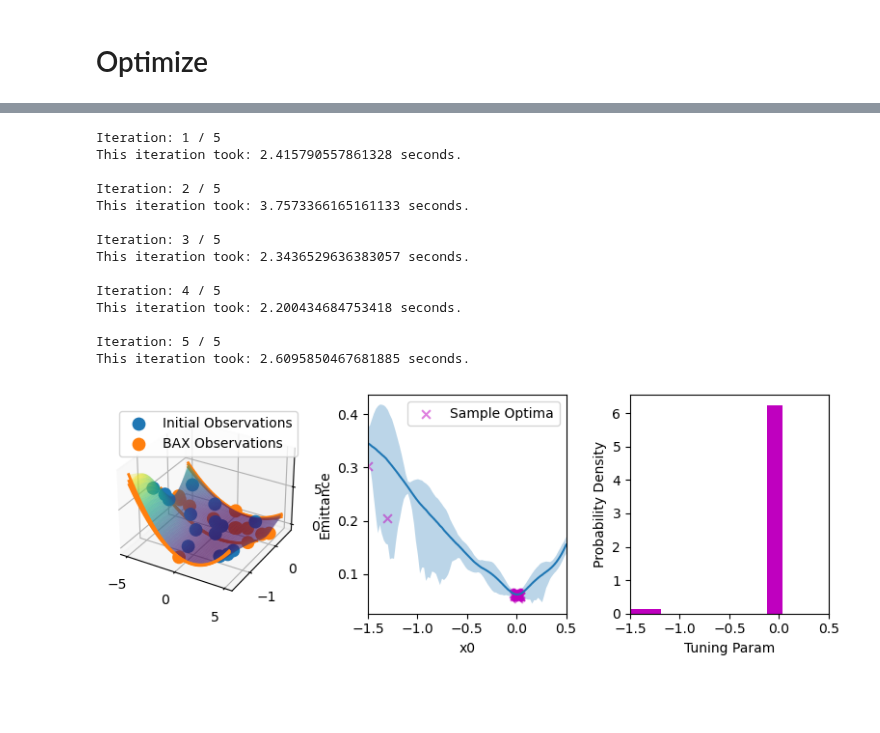
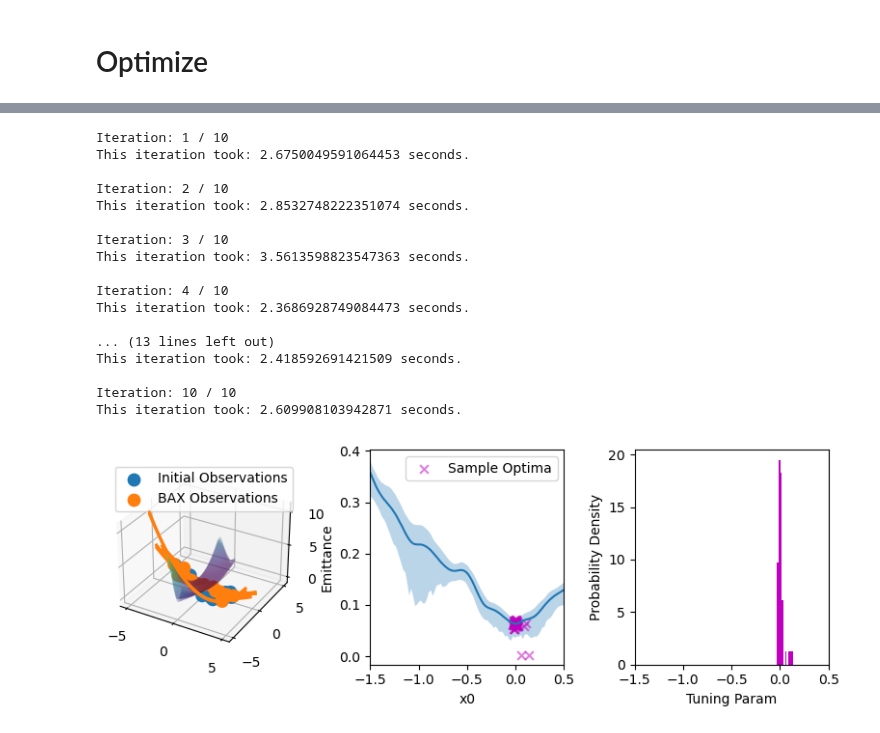
Before and after one commit to roussel-ryan/emitopt, a Jupyter notebook: examples/bax-emittance-xy-minimization-toy-model-2d-PAPERFIG.ipynb, the cells around one changed output, grey strips where cells are left out. Saved outputs shown, nothing was run; the diff lists cells and outputs as text; code cells hidden in the pictures; blank space fills up the shorter version.

```diff
--- a/examples/bax-emittance-xy-minimization-toy-model-2d-PAPERFIG.ipynb
+++ b/examples/bax-emittance-xy-minimization-toy-model-2d-PAPERFIG.ipynb
@@ -48,10 +48,10 @@ ndim = 2 #number of input dimensions
 noise = False #whether to add noise to the ground-truth beam size function outputs
 thick_quad = False
 meas_dim = 1 #input dimension for measurement parameter
-n_obs_init = 15 #number of random initial observations for GP model
+n_obs_init = 20 #number of random initial observations for GP model
 n_samples = 10 #number of posterior samples for BAX
-n_iter = 5 #number of optimization steps for Xopt to take (after acquiring random initial data)
-rand_seed = 7
+n_iter = 10 #number of optimization steps for Xopt to take (after acquiring random initial data)
+rand_seed = 99
 
 #random seeds for reproducibility
 torch.manual_seed(rand_seed)
@@ -99,8 +99,8 @@ def measure_beamsize(input_dict):
     rms_beamsizes0 = np.array(sim.beam_size_meas(input_dict[meas_param]))
     detuning_scale = 1. + x_tuning.abs().sum().cpu()
     xrms, yrms = detuning_scale * rms_beamsizes0
-    return {'xrms_sq': float(xrms)**2.*scale,
-            'yrms_sq': float(yrms)**2.*scale} # mean-square beam sizes in mm squared
+    return {'xrms_sq': float(xrms)**2.*(1+0.1*np.random.randn())*scale,
+            'yrms_sq': float(yrms)**2.*(1+0.1*np.random.randn())*scale} # mean-square beam sizes in mm squared
 
 from emitopt.beam_dynamics import get_quad_scale_factor
 scale_factor = get_quad_scale_factor(E=.08, q_len=q_len)
@@ -124,7 +124,7 @@ Ground truth minimum emit: tensor(0.0609)
 # Construct vocs
 # %%
 variables = {var_name: [-1.5,0.5] for var_name in var_names}
-variables[meas_param] = [-5,5] #overwrite bounds for measurement parameter to capture minimum of single-quadrupole optical model
+variables[meas_param] = [-3,3] #overwrite bounds for measurement parameter to capture minimum of single-quadrupole optical model
 
 #construct vocs
 vocs = VOCS(
@@ -601,20 +753,23 @@ for i in range(1, n_iter+1):
 #         plt.show()
 #         print('sample validity rate:', svr)
 # %% [output]
-Iteration: 1 / 5
-This iteration took: 2.415790557861328 seconds.
+Iteration: 1 / 10
+This iteration took: 2.6750049591064453 seconds.
 
-Iteration: 2 / 5
-This iteration took: 3.7573366165161133 seconds.
+Iteration: 2 / 10
+This iteration took: 2.8532748222351074 seconds.
 
-Iteration: 3 / 5
-This iteration took: 2.3436529636383057 seconds.
+Iteration: 3 / 10
+This iteration took: 3.5613598823547363 seconds.
 
-Iteration: 4 / 5
-This iteration took: 2.200434684753418 seconds.
+Iteration: 4 / 10
+This iteration took: 2.3686928749084473 seconds.
 
-Iteration: 5 / 5
-This iteration took: 2.6095850467681885 seconds.
+... (13 lines left out)
+This iteration took: 2.418592691421509 seconds.
+
+Iteration: 10 / 10
+This iteration took: 2.609908103942871 seconds.
 # %%
 tkwargs = None
 tkwargs = tkwargs if tkwargs else {"dtype": torch.double, "device": "cpu"}
@@ -639,7 +794,7 @@ for s in range(3):
     results_dict = algo.get_execution_paths(bax_model, torch.tensor(vocs.bounds))[-1]
     Z = results_dict['sample_funcs_list'][0](XY)[s].reshape(X.shape).detach()
     cmap='viridis'
-    surf = ax.plot_surface(Y, X, Z, cmap=cmap,
+    surf = ax.plot_surface(X, Y, Z, cmap=cmap,
                            linewidth=0, antialiased=True, alpha=0.3, rasterized=True)
 
     # add orange parabolic highlights
@@ -704,35 +859,35 @@ x_tuning_best_all = torch.tensor([])
 emit_best_all = torch.tensor([])
 for j in range(5):
     algo = optimizer.generator.algorithm
-    results_dict = algo.get_execution_paths(bax_model, torch.tensor(vocs.bounds))[-1]
+    results_dict = algo.get_execution_paths(bax_model, torch.tensor(vocs.bounds), init='smallest')[-1]
     x_tuning_best = results_dict['x_tuning_best']
     emit_best = results_dict['emit_best'].detach()
     is_valid = results_dict['is_valid']
     cut_ids = torch.tensor(range(algo.n_samples), device="cpu")[is_valid.flatten()]
     emit_best_valid = torch.index_select(emit_best, dim=0, index=cut_ids)
     x_tuning_best_valid = torch.index_select(x_tuning_best, dim=0, index=cut_ids)
     x_tuning_best_all = torch.cat((x_tuning_best_all, x_tuning_best_valid), dim=0)
     emit_best_all = torch.cat((emit_best_all, emit_best_valid), dim=0)
 
 
 ax.fill_between(x_scan, quants[:,0], quants[:,2], alpha=0.3)
 ax.plot(x_scan, quants[:,1])
 opt_cross = ax.scatter(x_tuning_best_all.flatten().cpu(),emit_best_all.flatten().cpu(), marker='x', s=40, c='m', alpha=0.5, label='Sample Optima')
 
 ax.set_xlabel(tuning_param_names[i])
 ax.set_xlim(-1.5,0.5)
 
 if i==0:
     ax.legend()
     ax.set_ylabel('Emittance')
 
 ax = fig.add_subplot(133)
 
 ax.hist(x_tuning_best_all.flatten().cpu(), density=True, color='m', bins=10)
 ax.set_xlabel('Tuning Param')
 ax.set_ylabel('Probability Density')
 ax.set_xlim(-1.5,0.5)
 
 plt.tight_layout()
 # %% [output]
-[figure, old version]
+[figure, new version]
```
Also changed, not shown: parts of 12 cells of this notebook, 11 other files.
